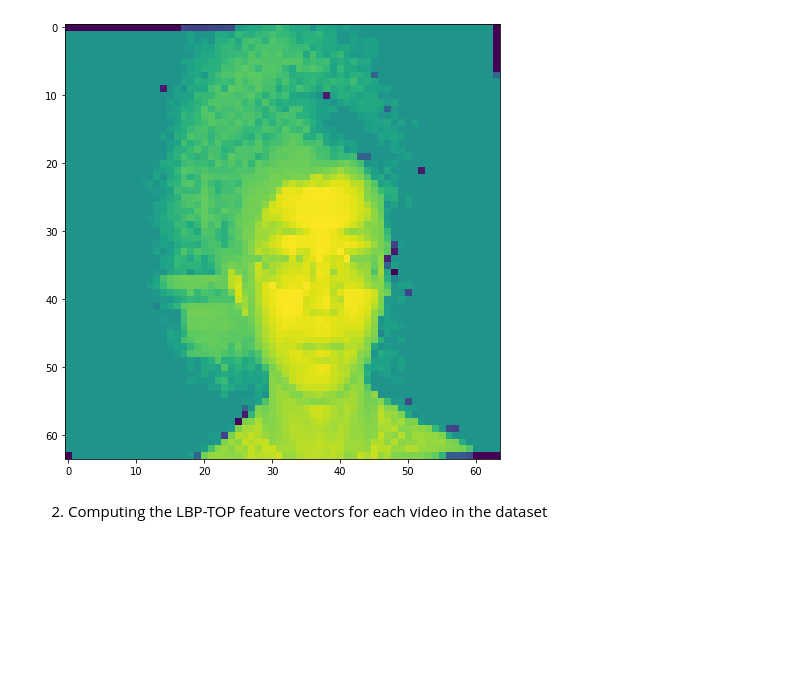
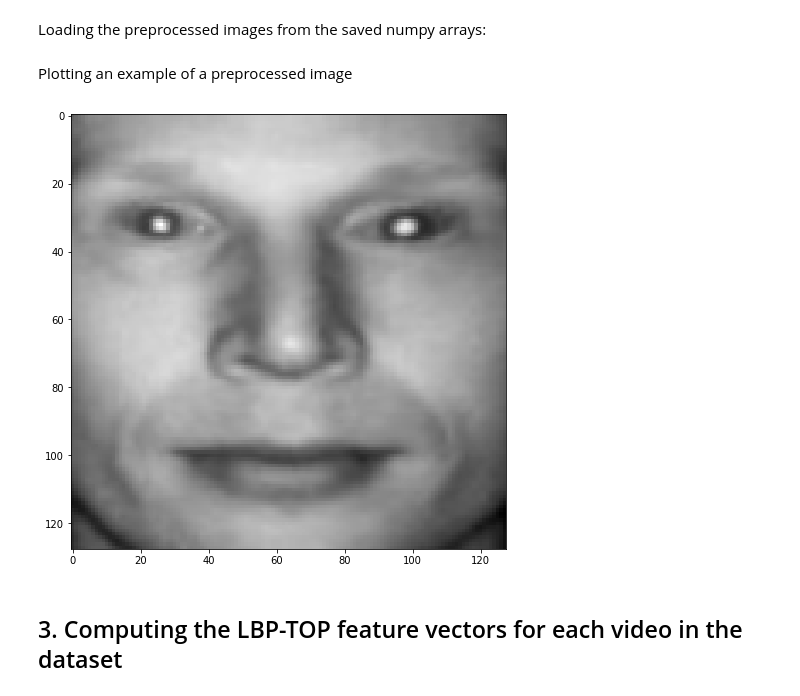
Before and after one commit to lottarantala/affective-computing-project, a Jupyter notebook: lbp_top.ipynb, the cells around one changed output. Drawn from its saved outputs; the diff is of its cells as text; code cells hidden in the pictures; blank space fills up the shorter version.

```diff
--- a/lbp_top.ipynb
+++ b/lbp_top.ipynb
@@ -118,13 +57,20 @@ Total labels: 480
+# %% [markdown]
+Loading the preprocessed images from the saved numpy arrays:
+# %%
+videos = np.load('preprocessed_videos_array.npy', allow_pickle=True)
+labels = np.load('labels.npy', allow_pickle=True)
+# %% [markdown]
+Plotting an example of a preprocessed image
 # %%
 import matplotlib.pyplot as plt
 
 plt.figure(figsize=(8, 8))
-plt.imshow(image_data[40][4])
+plt.imshow(videos[59][2], "gray")
 plt.show()
 # %% [output]
-[figure, old version]
+[figure, new version]
 # %% [markdown]
-2. Computing the LBP-TOP feature vectors for each video in the dataset
+## 3. Computing the LBP-TOP feature vectors for each video in the dataset
 # %%
 # Function to compute LBP for a given image
 def compute_lbp(image, radius, n_points):
```
Also changed, not shown: parts of 40 cells of this notebook, 5 other files.
